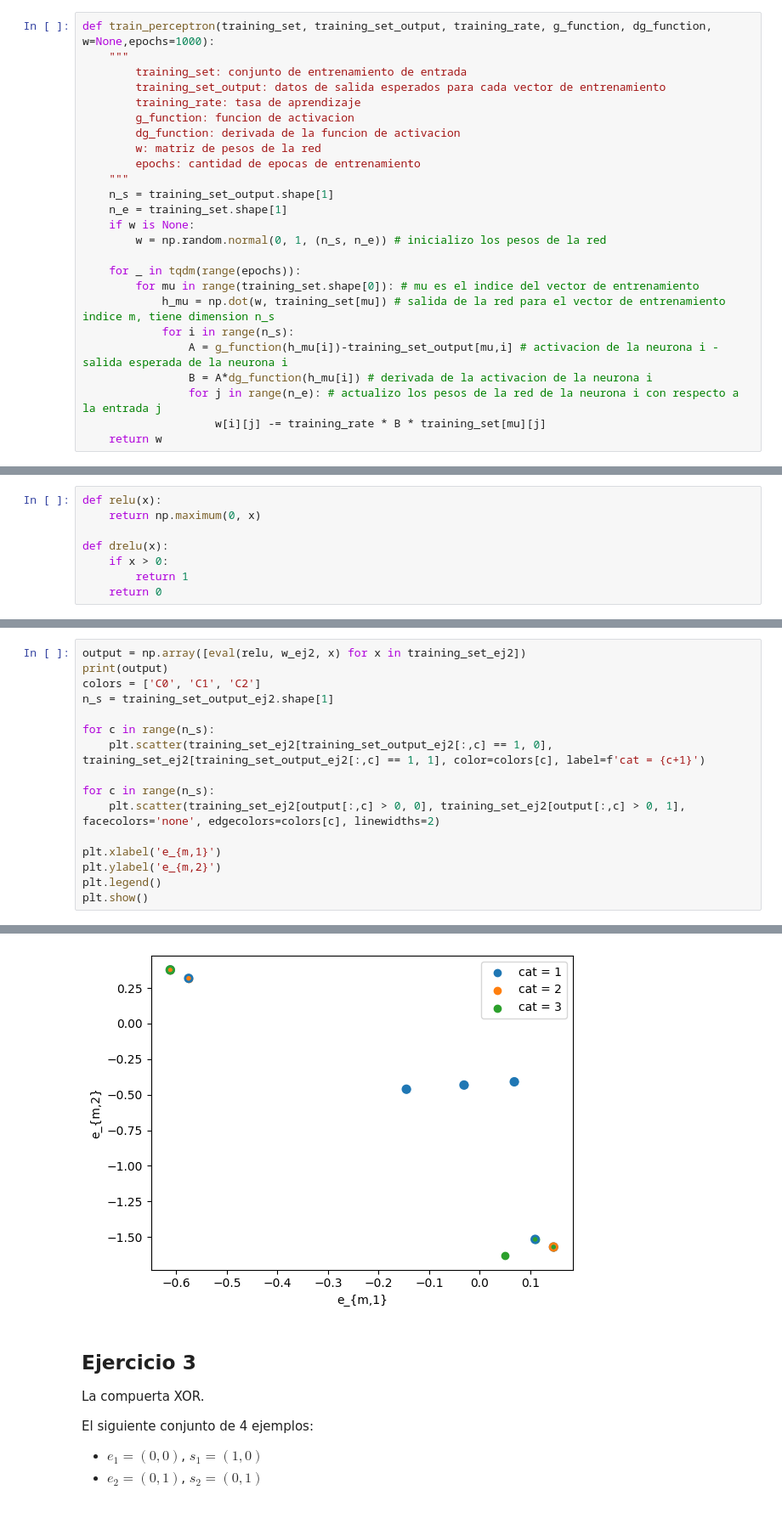
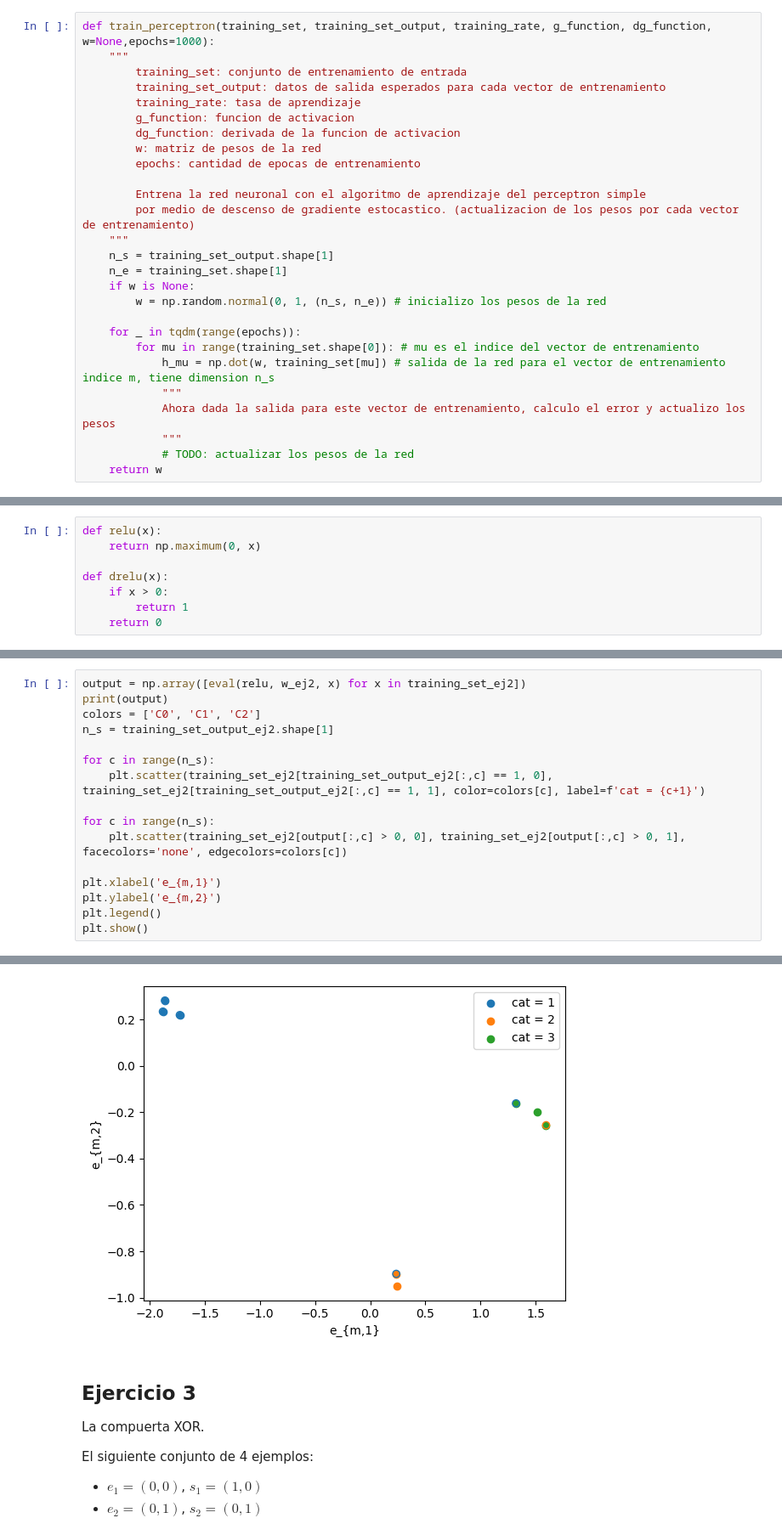
Before and after one commit to AdolfoBanchio/Redes-neuronales-2024, a Jupyter notebook: guias_ejercicios/redes_neuronales_2024_guia_9.ipynb, the cells around one changed output, grey strips where cells are left out. Shown: that part at 85% size. Cells and saved outputs as stored; diff of their text form.

```diff
--- a/guias_ejercicios/redes_neuronales_2024_guia_9.ipynb
+++ b/guias_ejercicios/redes_neuronales_2024_guia_9.ipynb
@@ -226,6 +200,9 @@ def train_perceptron(training_set, training_set_output, training_rate, g_functio
         dg_function: derivada de la funcion de activacion
         w: matriz de pesos de la red
         epochs: cantidad de epocas de entrenamiento
+
+        Entrena la red neuronal con el algoritmo de aprendizaje del perceptron simple
+        por medio de descenso de gradiente estocastico. (actualizacion de los pesos por cada vector de entrenamiento)
     """
     n_s = training_set_output.shape[1]
     n_e = training_set.shape[1]
@@ -235,11 +212,10 @@ def train_perceptron(training_set, training_set_output, training_rate, g_functio
     for _ in tqdm(range(epochs)):
         for mu in range(training_set.shape[0]): # mu es el indice del vector de entrenamiento
             h_mu = np.dot(w, training_set[mu]) # salida de la red para el vector de entrenamiento indice m, tiene dimension n_s
-            for i in range(n_s):
-                A = g_function(h_mu[i])-training_set_output[mu,i] # activacion de la neurona i - salida esperada de la neurona i
-                B = A*dg_function(h_mu[i]) # derivada de la activacion de la neurona i
-                for j in range(n_e): # actualizo los pesos de la red de la neurona i con respecto a la entrada j
-                    w[i][j] -= training_rate * B * training_set[mu][j]
+            """
+            Ahora dada la salida para este vector de entrenamiento, calculo el error y actualizo los pesos
+            """
+            # TODO: actualizar los pesos de la red
     return w
 # %%
 def eval(g_function, w, x):
@@ -277,7 +246,7 @@ for c in range(n_s):
     plt.scatter(training_set_ej2[training_set_output_ej2[:,c] == 1, 0], training_set_ej2[training_set_output_ej2[:,c] == 1, 1], color=colors[c], label=f'cat = {c+1}')
 
 for c in range(n_s):
-    plt.scatter(training_set_ej2[output[:,c] > 0, 0], training_set_ej2[output[:,c] > 0, 1], facecolors='none', edgecolors=colors[c], linewidths=2)
+    plt.scatter(training_set_ej2[output[:,c] > 0, 0], training_set_ej2[output[:,c] > 0, 1], facecolors='none', edgecolors=colors[c])
 
 plt.xlabel('e_{m,1}')
 plt.ylabel('e_{m,2}')
@@ -295,4 +264,4 @@ plt.show()
-[figure, old version]
+[figure, new version]
 # %% [markdown]
 ## **Ejercicio 3**
 
```
Also changed, not shown: parts of 9 cells of this notebook, 3 other files.
